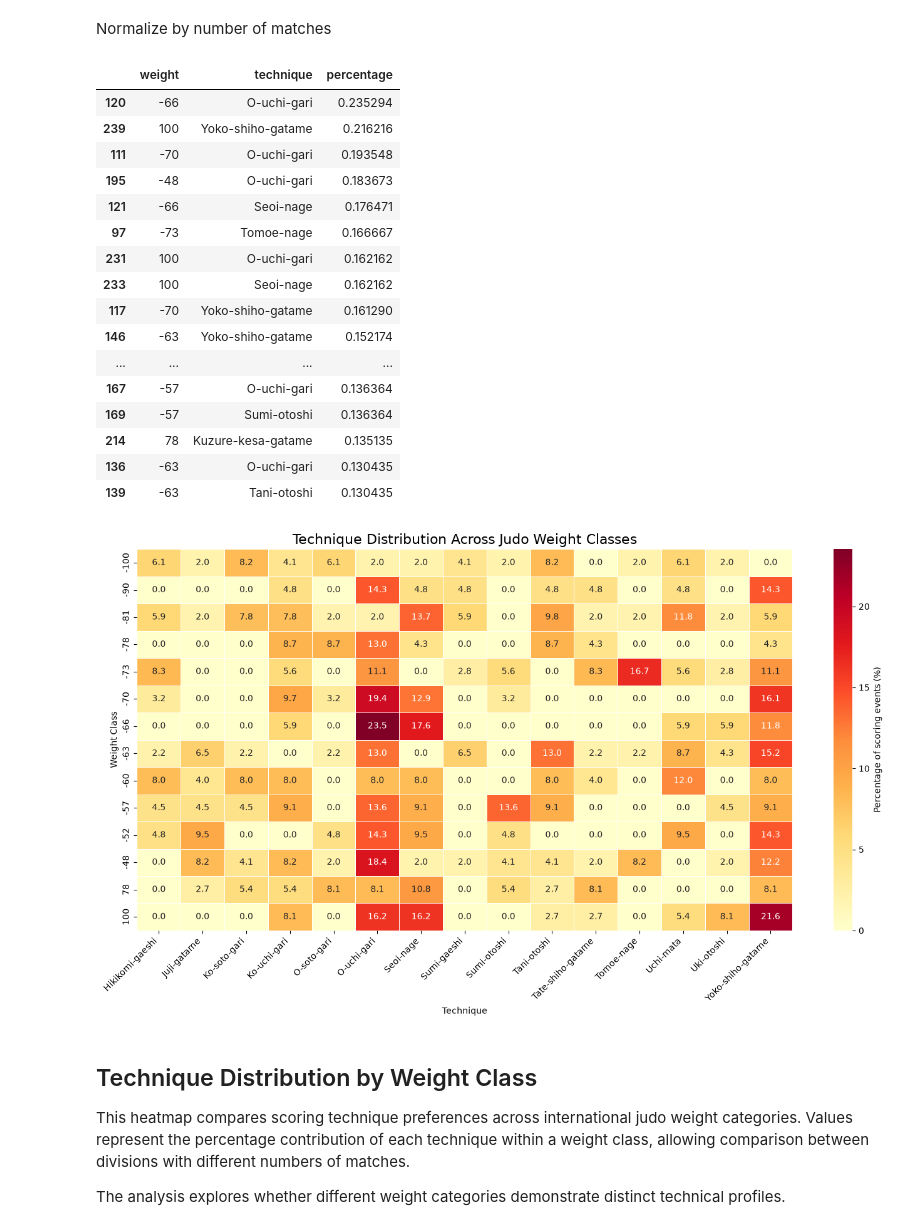
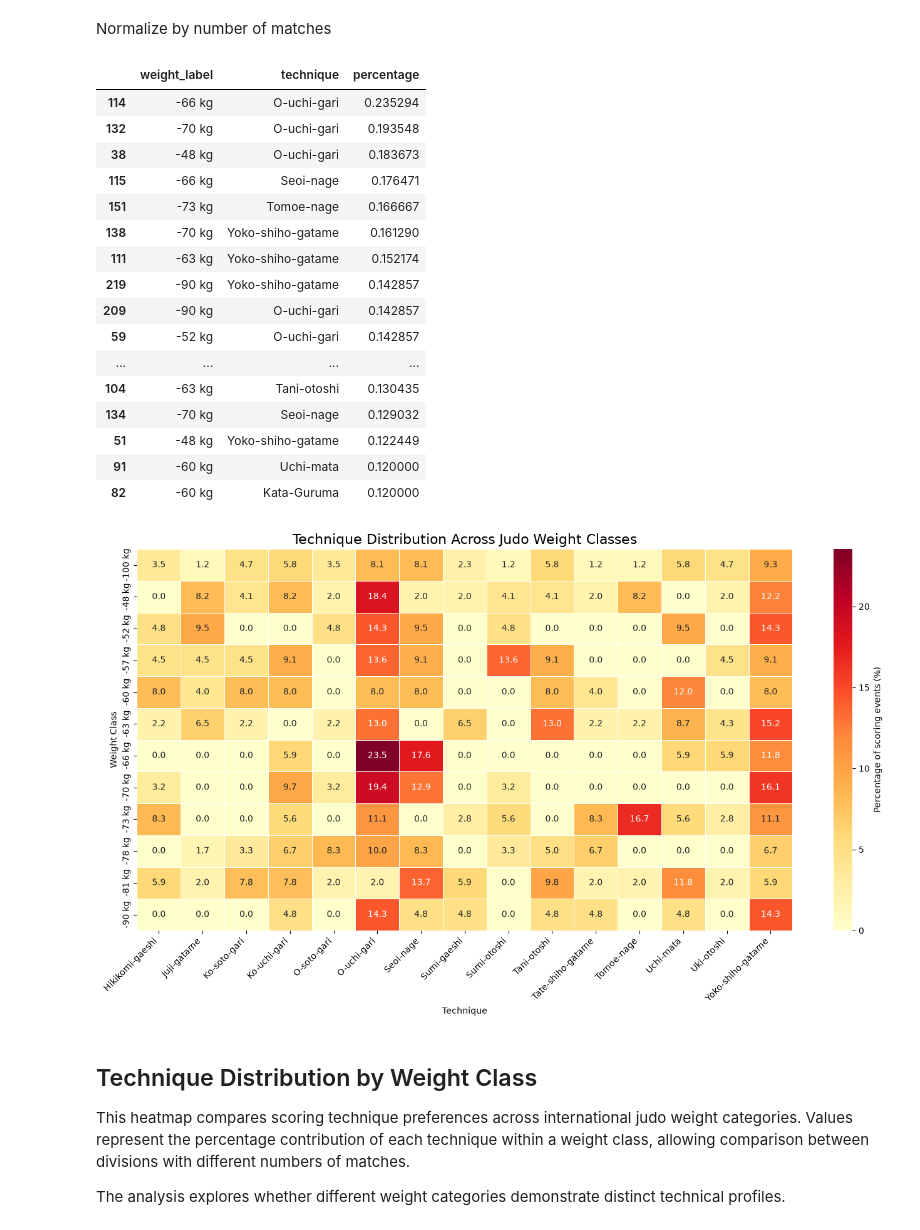
Before and after one commit to nimrodq/ijf-analytics, a Jupyter notebook: notebooks/judo_analysis.ipynb, the cells around one changed output. Drawn from its saved outputs; the diff is of its cells as text; code cells hidden in the pictures.

```diff
--- a/notebooks/judo_analysis.ipynb
+++ b/notebooks/judo_analysis.ipynb
@@ -413,6 +416,37 @@ technique_ranking.head(15)
 | Ko-soto-gake | 9 | 2 | 0.222222 |
 # %% [markdown]
 # Weight class differences
+# %%
+MEN_DIVISIONS = {
+    60: "-60 kg",
+    66: "-66 kg",
+    73: "-73 kg",
+    81: "-81 kg",
+    90: "-90 kg",
+    100: "-100 kg",
+    101: "100 kg"
+}
+
+WOMEN_DIVISIONS = {
+    48: "-48 kg",
+    52: "-52 kg",
+    57: "-57 kg",
+    63: "-63 kg",
+    70: "-70 kg",
+    78: "-78 kg",
+    79: "78 kg"
+}
+
+weight_labels = {
+    **MEN_DIVISIONS,
+    **WOMEN_DIVISIONS
+}
+
+technique_df["weight_label"] = (
+    technique_df["weight"]
+    .map(weight_labels)
+    .fillna(technique_df["weight"].astype(str) + " kg")
+)
 # %%
 weight_analysis = (
     technique_df
@@ -493,16 +527,16 @@ Normalize by number of matches
 # %%
 weight_total = (
     technique_df
-    .groupby("weight")
+    .groupby("weight_label")
     .size()
     .rename("total_events")
 )
 
 technique_share = (
     technique_df
-    .groupby(["weight","technique"])
+    .groupby(["weight_label","technique"])
     .size()
-    .div(weight_total, level="weight")
+    .div(weight_total, level="weight_label")
     .reset_index(name="percentage")
 )
 
@@ -511,28 +545,28 @@ technique_share.sort_values(
     ascending=False
 ).head(20)
 # %% [output]
-|  | weight | technique | percentage |
-| 120 | -66 | O-uchi-gari | 0.235294 |
-| 239 | 100 | Yoko-shiho-gatame | 0.216216 |
-| 111 | -70 | O-uchi-gari | 0.193548 |
-| 195 | -48 | O-uchi-gari | 0.183673 |
-| 121 | -66 | Seoi-nage | 0.176471 |
-| 97 | -73 | Tomoe-nage | 0.166667 |
-| 231 | 100 | O-uchi-gari | 0.162162 |
-| 233 | 100 | Seoi-nage | 0.162162 |
-| 117 | -70 | Yoko-shiho-gatame | 0.161290 |
-| 146 | -63 | Yoko-shiho-gatame | 0.152174 |
+|  | weight_label | technique | percentage |
+| 114 | -66 kg | O-uchi-gari | 0.235294 |
+| 132 | -70 kg | O-uchi-gari | 0.193548 |
+| 38 | -48 kg | O-uchi-gari | 0.183673 |
+| 115 | -66 kg | Seoi-nage | 0.176471 |
+| 151 | -73 kg | Tomoe-nage | 0.166667 |
+| 138 | -70 kg | Yoko-shiho-gatame | 0.161290 |
+| 111 | -63 kg | Yoko-shiho-gatame | 0.152174 |
+| 219 | -90 kg | Yoko-shiho-gatame | 0.142857 |
+| 209 | -90 kg | O-uchi-gari | 0.142857 |
+| 59 | -52 kg | O-uchi-gari | 0.142857 |
 | ... | ... | ... | ... |
-| 167 | -57 | O-uchi-gari | 0.136364 |
-| 169 | -57 | Sumi-otoshi | 0.136364 |
-| 214 | 78 | Kuzure-kesa-gatame | 0.135135 |
-| 136 | -63 | O-uchi-gari | 0.130435 |
-| 139 | -63 | Tani-otoshi | 0.130435 |
+| 104 | -63 kg | Tani-otoshi | 0.130435 |
+| 134 | -70 kg | Seoi-nage | 0.129032 |
+| 51 | -48 kg | Yoko-shiho-gatame | 0.122449 |
+| 91 | -60 kg | Uchi-mata | 0.120000 |
+| 82 | -60 kg | Kata-Guruma | 0.120000 |
 # %%
 
 weight_technique = (
     technique_df
-    .groupby(["weight", "technique"])
+    .groupby(["weight_label", "technique"])
     .size()
     .reset_index(name="count")
 )
@@ -540,7 +574,7 @@ weight_technique = (
 
 weight_totals = (
     weight_technique
-    .groupby("weight")["count"]
+    .groupby("weight_label")["count"]
     .transform("sum")
 )
 
@@ -563,7 +597,7 @@ heatmap_data = (
         .isin(top_techniques)
     ]
     .pivot(
-        index="weight",
+        index="weight_label",
         columns="technique",
         values="percentage"
     )
@@ -579,34 +613,34 @@ sns.heatmap(
     cmap="YlOrRd",
     linewidths=0.5,
     cbar_kws={
         "label": "Percentage of scoring events (%)"
     }
 )
 
 
 plt.title(
     "Technique Distribution Across Judo Weight Classes",
     fontsize=16
 )
 
 plt.xlabel(
     "Technique"
 )
 
 plt.ylabel(
     "Weight Class"
 )
 
 plt.xticks(
     rotation=45,
     ha="right"
 )
 
 plt.tight_layout()
 
 plt.show()
 # %% [output]
-[figure, old version]
+[figure, new version]
 # %% [markdown]
 ## Technique Distribution by Weight Class
 
```
Also changed, not shown: parts of 8 cells of this notebook, 5 other files.
